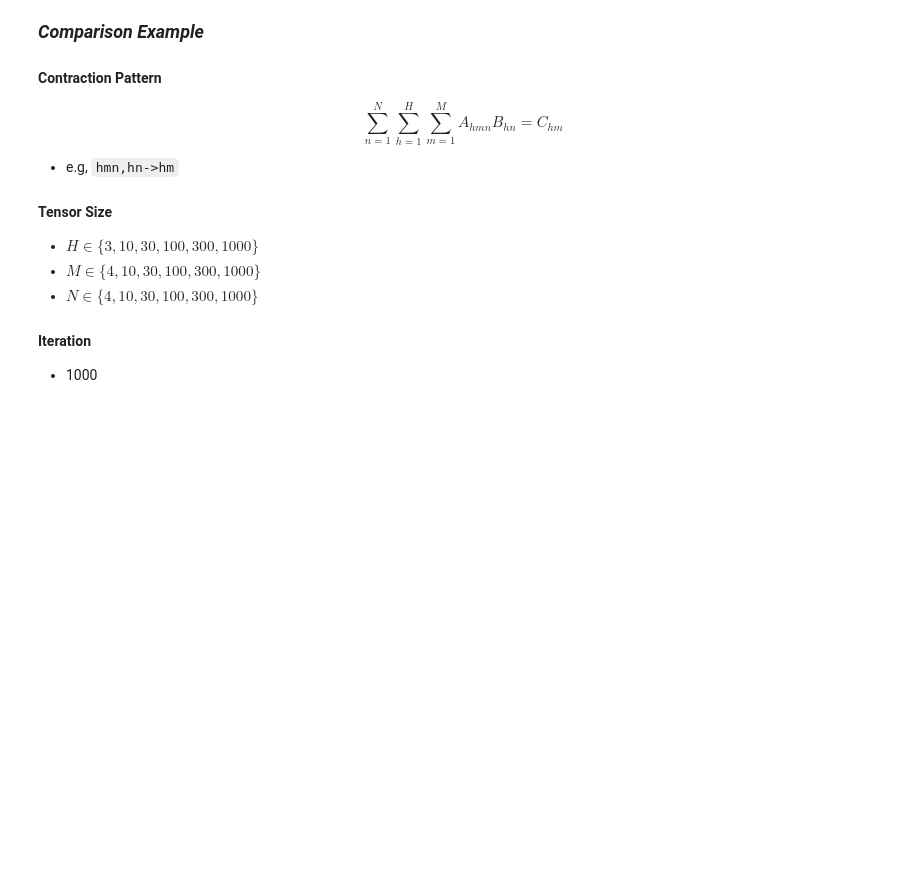
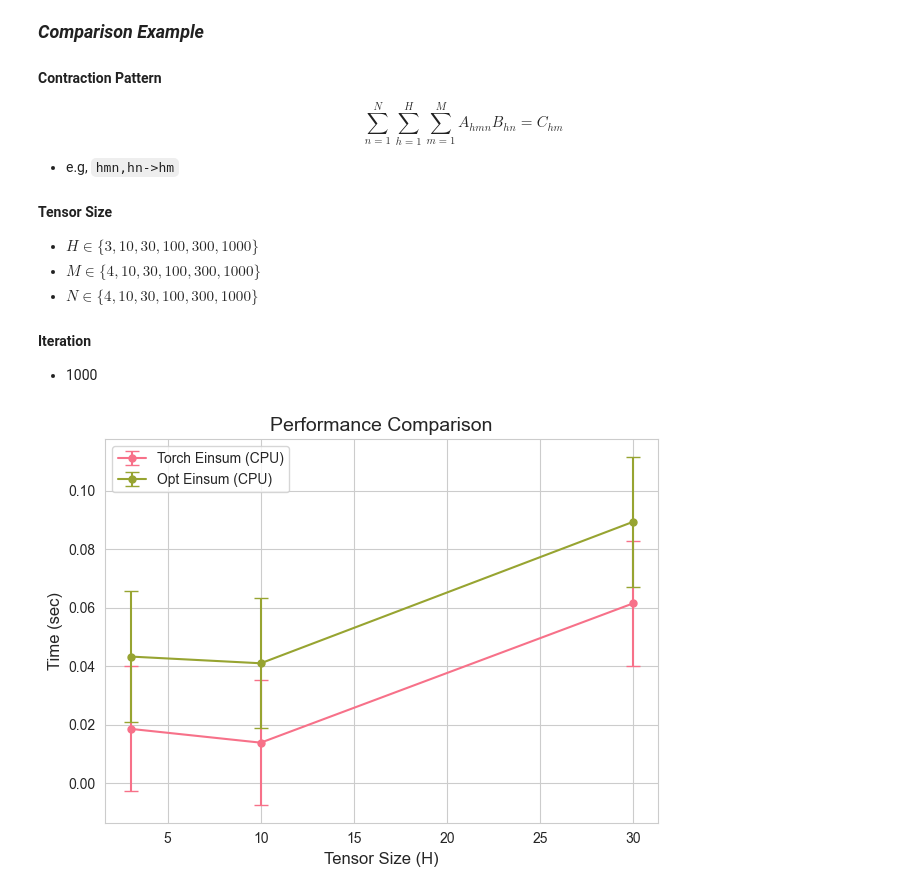
Before and after one commit to egpivo/SSSD_CP, a Jupyter notebook: notebooks/experiments/compare_einsum.ipynb, the cells around one changed output. Saved outputs shown, nothing was run; the diff lists cells and outputs as text; code cells hidden in the pictures; blank space fills up the shorter version.

```diff
--- a/notebooks/experiments/compare_einsum.ipynb
+++ b/notebooks/experiments/compare_einsum.ipynb
@@ -50,40 +73,74 @@ for H, N in zip(H_values, N_values):
 # %%
 import matplotlib.pyplot as plt
+import seaborn as sns
 import numpy as np
-import seaborn as sns
 
+
+torch_einsum_cpu_std = np.std(torch_einsum_cpu_times)
+opt_einsum_cpu_std = np.std(opt_einsum_cpu_times)
+torch_einsum_gpu_std = np.std(torch_einsum_gpu_times)
+opt_einsum_gpu_std = np.std(opt_einsum_gpu_times)
+
+# Set Seaborn style
 sns.set_style("whitegrid")
-colors = sns.color_palette("husl", 2)
 
-torch_einsum_std = np.std(torch_einsum_times)
-opt_einsum_std = np.std(opt_einsum_times)
+# Define colors
+colors = sns.color_palette("husl", 4)
 
 # Plot with error bars
 plt.errorbar(
     x=H_values,
-    y=torch_einsum_times,
-    yerr=torch_einsum_std,
-    label='Torch Einsum',
+    y=torch_einsum_cpu_times,
+    yerr=torch_einsum_cpu_std,
+    label='Torch Einsum (CPU)',
     capsize=5,
     fmt='-o',
     markersize=5,
     color=colors[0]
 )
 plt.errorbar(
     x=H_values,
-    y=opt_einsum_times,
-    yerr=opt_einsum_std,
-    label='Opt Einsum',
+    y=opt_einsum_cpu_times,
+    yerr=opt_einsum_cpu_std,
+    label='Opt Einsum (CPU)',
     capsize=5,
     fmt='-o',
     markersize=5,
     color=colors[1]
 )
 
+if use_cuda:
+    plt.errorbar(
+        x=H_values,
+        y=torch_einsum_gpu_times,
+        yerr=torch_einsum_gpu_std,
+        label='Torch Einsum (GPU)',
+        capsize=5,
+        fmt='-o',
+        markersize=5,
+        color=colors[2]
+    )
+    plt.errorbar(
+        x=H_values,
+        y=opt_einsum_gpu_times,
+        yerr=opt_einsum_gpu_std,
+        label='Opt Einsum (GPU)',
+        capsize=5,
+        fmt='-o',
+        markersize=5,
+        color=colors[3]
+    )
+
+# Add labels and title
 plt.xlabel('Tensor Size (H)', fontsize=12)
 plt.ylabel('Time (sec)', fontsize=12)
 plt.title('Performance Comparison', fontsize=14)
 
+# Add legend
 plt.legend(fontsize=10)
-plt.grid(True, linestyle='--', alpha=0.7)
+
+# Show the plot
+plt.tight_layout()
 plt.show()
+# %% [output]
+[figure, added]
```
Also changed, not shown: parts of 1 cell of this notebook.
